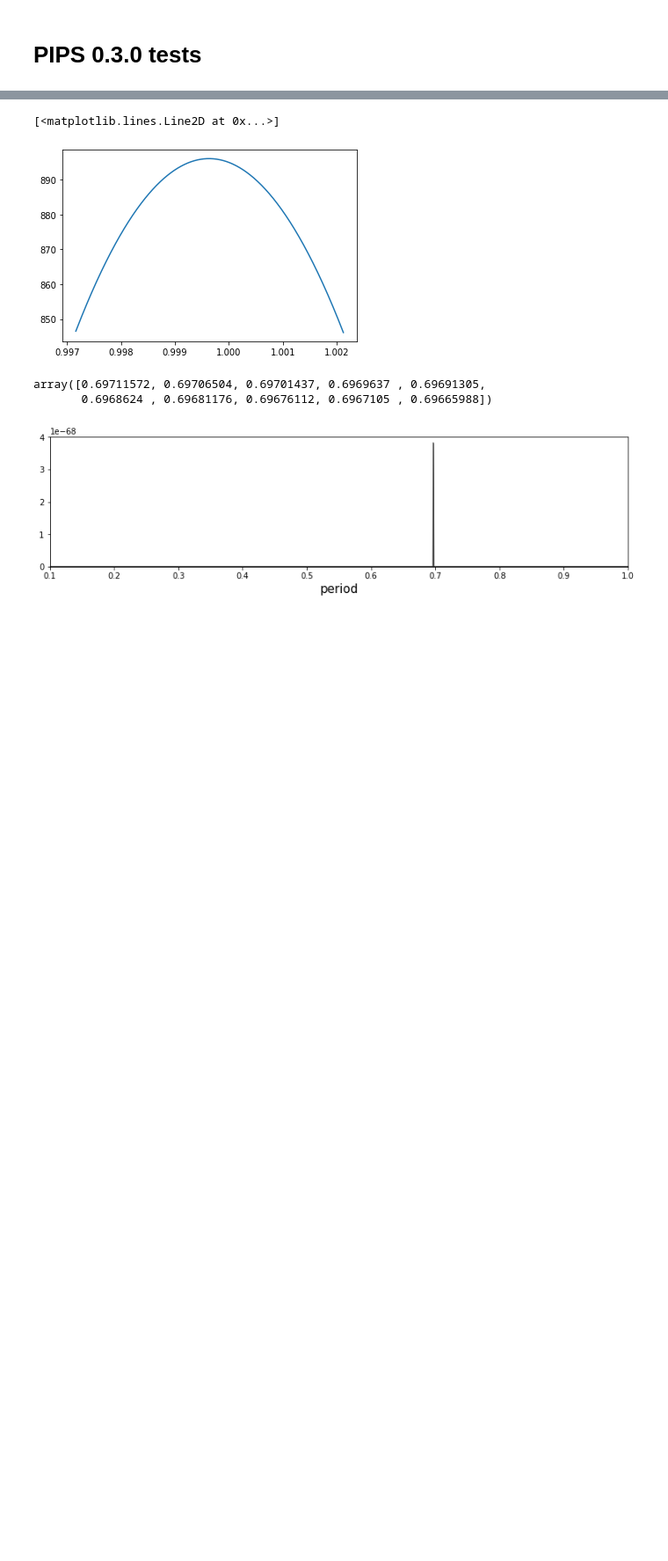
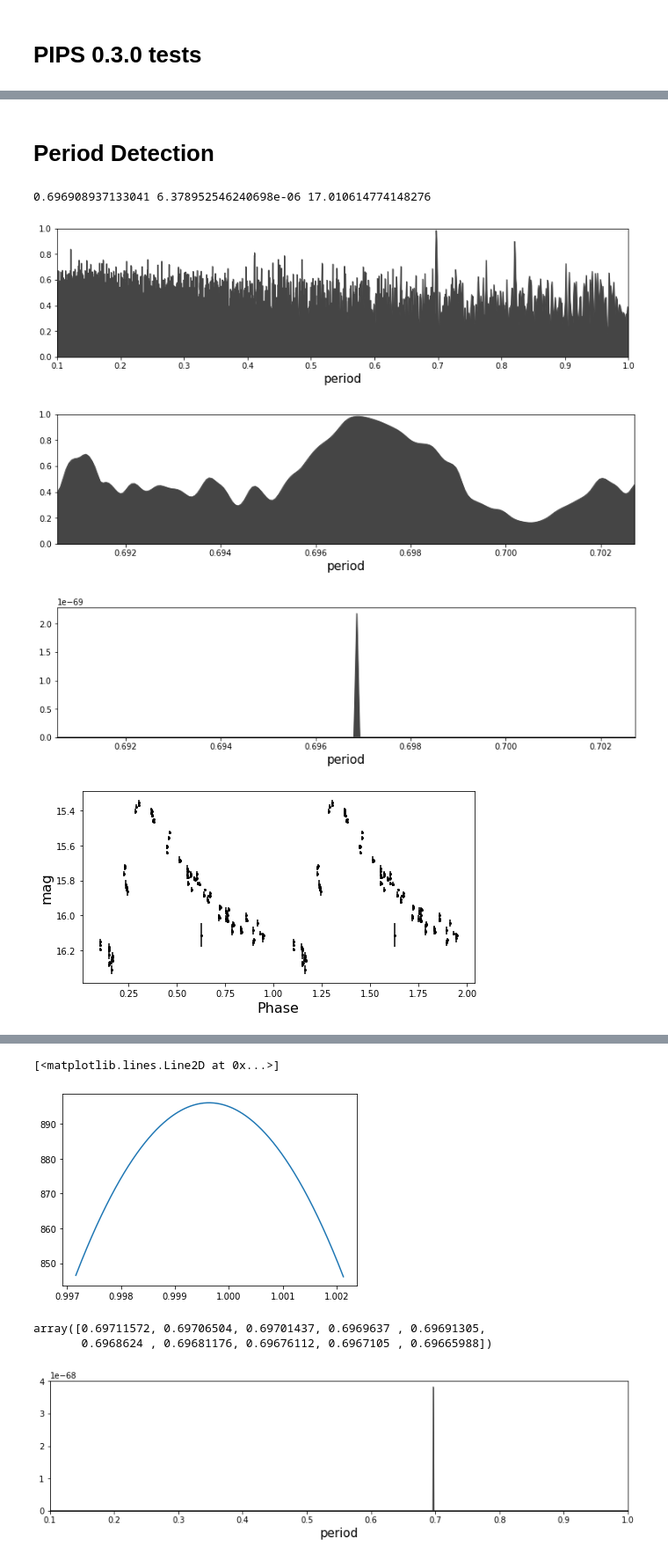
Before and after one commit to SterlingYM/astroPIPS, a Jupyter notebook: test.ipynb, the cells around one changed output, grey strips where cells are left out. Shown at 88% size. Cells and saved outputs as stored; diff of their text form; code cells hidden in the pictures; blank space fills up the shorter version.

```diff
--- a/test.ipynb
+++ b/test.ipynb
@@ -29,0 +21,26 @@ star.get_period(Nterms=2,N0=20,return_Z=True)
+# %% [markdown]
+# Period Detection
+# %%
+# MWE
+from PIPS.resources.sample_RRL import samples
+
+# initialize photdata object
+star = PIPS.photdata(samples[0])
+
+# generate various periodograms
+star.periodogram(p_min=0.1,p_max=1.0).plot()
+star.periodogram(p_min=0.1,p_max=1.0).zoom().refine().plot()
+star.periodogram(p_min=0.1,p_max=1.0,repr_mode='lik').zoom().refine().plot()
+
+# calculate the period and its statistical significance
+period,period_err,Z_val = star.get_period(N0=20,return_Z=True)
+print(period,period_err,Z_val)
+
+# plot light curve
+star.plot_lc()
+# %% [output]
+0.696908937133041 6.378952546240698e-06 17.010614774148276
+[figure, added]
+[figure, added]
+[figure, added]
+[figure, added]
```
Also changed, not shown: parts of 6 cells of this notebook, 30 other files.
